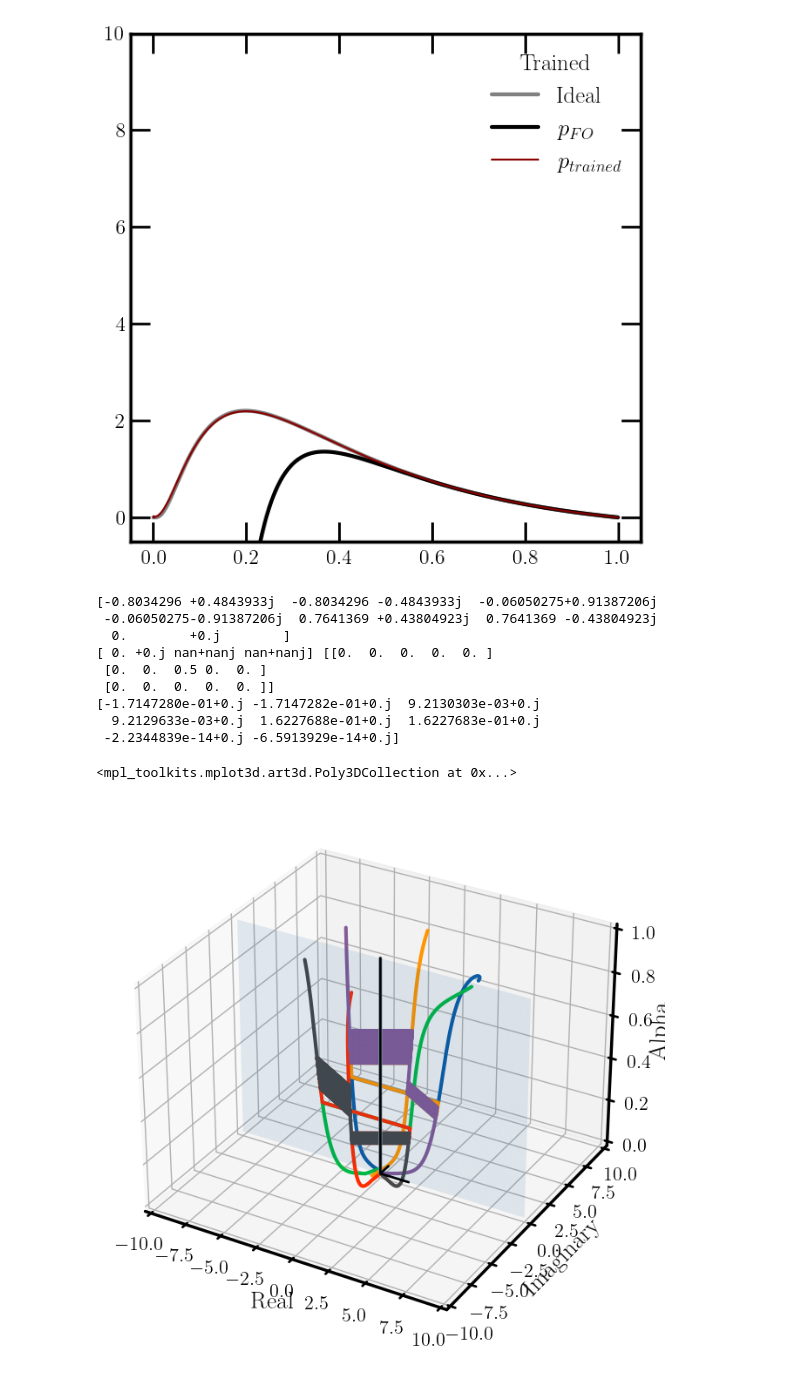
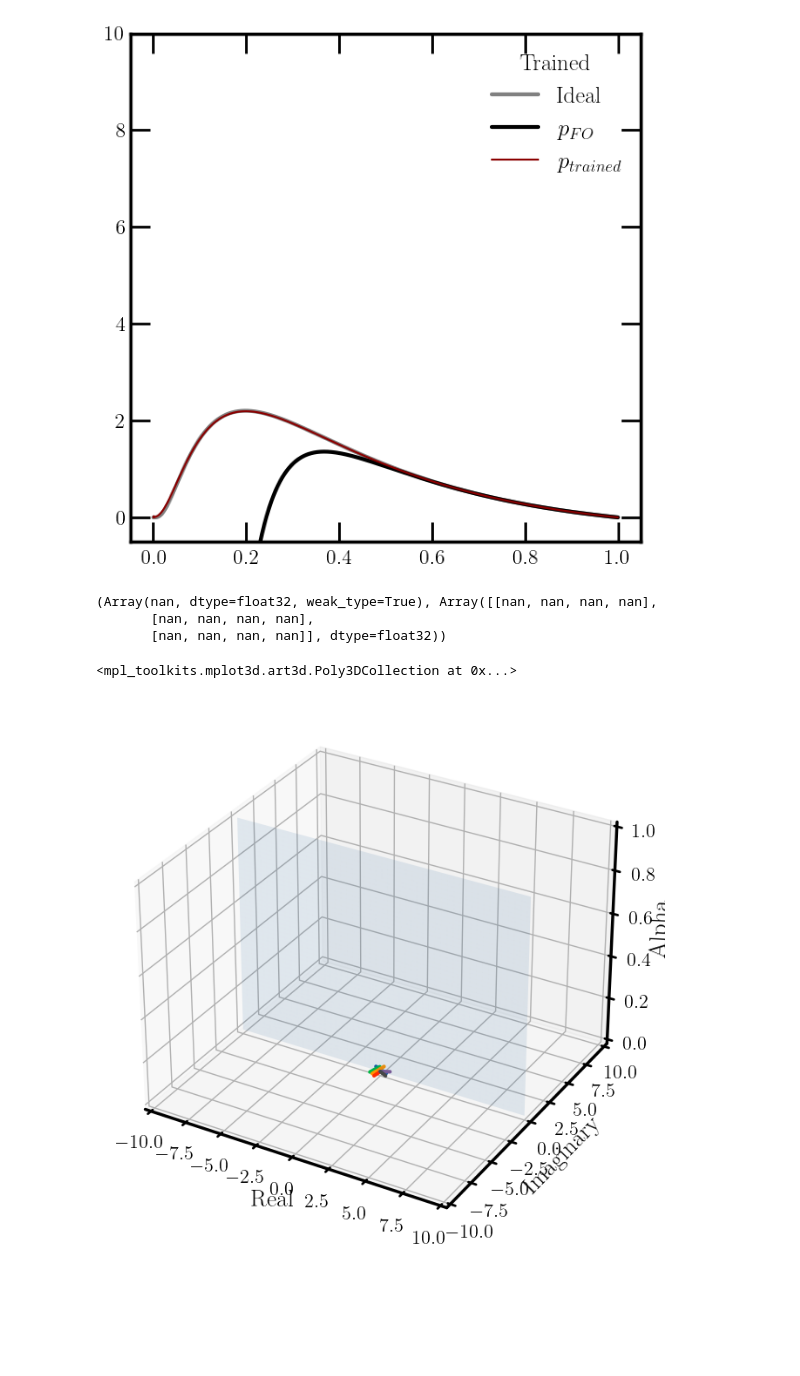
Before and after one commit to rikab/RDF, a Jupyter notebook: jax/initialization.ipynb, the cells around one changed output. Saved outputs shown, nothing was run; the diff lists cells and outputs as text; code cells hidden in the pictures; blank space fills up the shorter version.

Commit message:
complex MSE

```diff
--- a/jax/initialization.ipynb
+++ b/jax/initialization.ipynb
@@ -24,13 +24,13 @@ def x_from_t(t):
 
 def p_ideal(t, alpha, params):
     alpha_bar = alpha #* 4/3 / jnp.pi
-    return jnp.exp(-0.5 * alpha_bar * t**2) * alpha_bar * t
+    return jnp.exp(-0.5 * alpha_bar * t**2 + 0.5 * alpha_bar**2 * t **4 - 0.5 * alpha_bar**3 * t**6) * (alpha_bar * t - 2 * alpha_bar**2 * t**3 + 3 * alpha_bar**3 * t**5)
 
 
 # Taylor expansion of p(t| alpha) = exp(-alpha * t**2)(alpha * t)
 def p_t(t, alpha, params):
     alpha_bar = alpha #* 4/3 / jnp.pi
-    return alpha_bar * t -  0.5 * alpha_bar**2 * t**3
+    return alpha_bar * t -  2.5 * alpha_bar**2 * t**3
 
 p_x_ideal = lambda x, alpha, params: p_ideal(t_from_x(x), alpha, params) * jnp.abs(1/x)
 p_x = lambda x, alpha, params: p_t(t_from_x(x), alpha, params) * jnp.abs(1/x)
@@ -57,7 +57,7 @@ plt.legend(title = "Example Setup")
 
 FIXED_MN = (2, 4)           # The coefficients of the distribution we cannot change
 INITIALIZED_MN = (2, 4)     # The coefficients of the distribution we initialize the optimization with. Must be >= FIXED_MN
-MODEL_MN = (4, 8)           # The coefficients of the model we are optimizing. Must be >= INITIALIZED_MN.
+MODEL_MN = (4, 4)           # The coefficients of the model we are optimizing. Must be >= INITIALIZED_MN.
 
 
 frozen_mask = jnp.zeros((MODEL_MN[0] + 1, MODEL_MN[1] + 1), dtype=bool)
@@ -134,7 +134,7 @@ from tqdm import tqdm
 
 def check_negativity(params):
 
-    c = derivative_taylor_polynomial(params)
+    c = derivative_t_polynomial(params)
     alphas = jnp.linspace(0, 1, 10)
     roots = vmapped_roots_from_params(alphas, c)
 
@@ -303,7 +303,7 @@ for i in range(len(history)):
     xs = jnp.logspace(-8, 0, 10000)
     t = t_from_x(xs)
     color = (i/len(history), 0, 1-i/len(history))
-    ax.plot(t, vmapped_polynomial(t, 0.118, derivative_taylor_polynomial(history[i])), color = color,)
+    ax.plot(t, vmapped_polynomial(t, 0.118, derivative_t_polynomial(history[i])), color = color,)
 
 # ax.set_xscale("log")
 # ax.set_yscale("log")
@@ -405,7 +403,7 @@ True
 fig = plt.figure()
 ax = fig.add_subplot(111, projection='3d')
 
-alphas = jnp.linspace(0.00, 1, 10000)
+alphas = jnp.linspace(0.00, 0.00001, 2)
 
 
 c = derivative_taylor_polynomial(trained_model_params)
@@ -415,56 +413,51 @@ roots = vmapped_roots_from_params(alphas, c)
 roots_matched = vmapped_roots_from_params(alphas, c_matched)
 
 
-# for i in range(roots.shape[1]):
-print(roots[1])
-print(roots_matched[1], matched_coeffs)
+# # for i in range(roots.shape[1]):
+# print(roots[1])
+# print(roots_matched[1], matched_coeffs)
 
 
 # Gradient of the roots
-roots_grad = jax.jacobian(roots_from_params, argnums=0, holomorphic=True)
-print(roots_grad(jnp.array(alphas[1], dtype= jnp.complex64), trained_model_params) * alphas[1])
+# roots_grad = jax.jacobian(roots_from_params, argnums=0, holomorphic=False)
+# print(roots_grad(jnp.array(0.0, dtype= jnp.complex64), c_matched) * alphas[1])
+#
 
-
-
+eye = jnp.eye(3, dtype= jnp.complex64)
+print(jax.vjp(roots_from_params, 0.00, c_matched)[1](eye[0]))
 
 # Plot the roots
 for i in range(roots.shape[1]):
 
 
     plt.plot(roots[:, i].real, roots[:, i].imag, alphas)
 
 ax.set_zlabel('Alpha')
 ax.set_xlabel('Real')
 ax.set_ylabel('Imaginary')
 
 # Solid line at y = z = 0
 ax.plot(jnp.zeros_like(alphas), jnp.zeros_like(alphas), alphas , color='black', lw=2)
 
 # Solid line at x = y = 0
 ax.plot(alphas * 2, jnp.zeros_like(alphas), jnp.zeros_like(alphas), color='black', lw=2)
 
 # Solid line at x = z = 0
 ax.plot(jnp.zeros_like(alphas), alphas , jnp.zeros_like(alphas), color='black', lw=2)
 
 plt.xlim(-10, 10)
 plt.ylim(-10, 10)
 
 
 # Draw plane at y = 0 for x > 0
 
 ax.plot_surface( jnp.linspace(-10, 10, 100), jnp.zeros((100, 100)), jnp.linspace(0, 1, 100)[:, None], alpha=0.1)
 # %% [output]
-[-0.8034296 +0.4843933j  -0.8034296 -0.4843933j  -0.06050275+0.91387206j
- -0.06050275-0.91387206j  0.7641369 +0.43804923j  0.7641369 -0.43804923j
-  0.        +0.j        ]
-[ 0. +0.j nan+nanj nan+nanj] [[0.  0.  0.  0.  0. ]
- [0.  0.  0.5 0.  0. ]
- [0.  0.  0.  0.  0. ]]
-[-1.7147280e-01+0.j -1.7147282e-01+0.j  9.2130303e-03+0.j
-  9.2129633e-03+0.j  1.6227688e-01+0.j  1.6227683e-01+0.j
- -2.2344839e-14+0.j -6.5913929e-14+0.j]
+(Array(nan, dtype=float32, weak_type=True), Array([[nan, nan, nan, nan],
+       [nan, nan, nan, nan],
+       [nan, nan, nan, nan]], dtype=float32))
 <mpl_toolkits.mplot3d.art3d.Poly3DCollection at 0x...>
-[figure, old version]
+[figure, new version]
 # %%
 def root_polynomial(t, alpha, roots):
 
```
Also changed, not shown: parts of 4 cells of this notebook, 1 other file.
